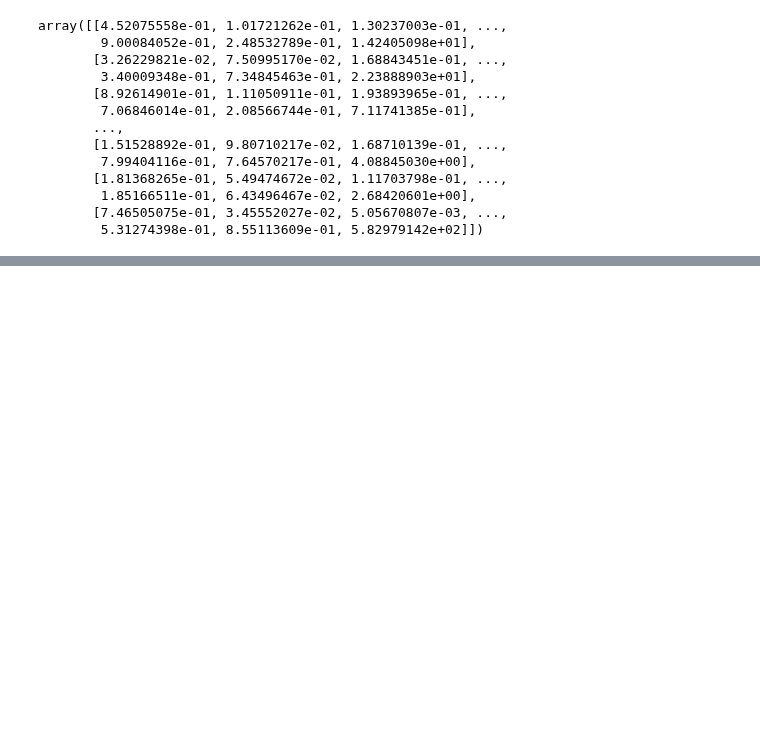
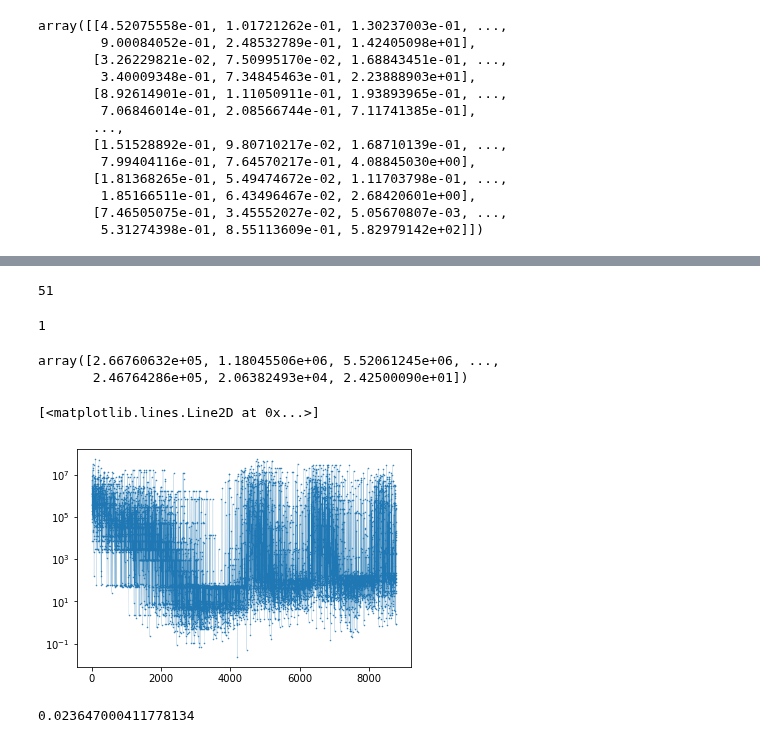
Before and after one commit to vooum/ScanCraft, a Jupyter notebook: ScanCraft/laboratory/GA_Scan.ipynb, the cells around one changed output, grey strips where cells are left out. Drawn from its saved outputs; the diff is of its cells as text; code cells hidden in the pictures; blank space fills up the shorter version.

```diff
--- a/ScanCraft/laboratory/GA_Scan.ipynb
+++ b/ScanCraft/laboratory/GA_Scan.ipynb
@@ -245,0 +283,14 @@ TypeError: 'follower' object is not callable
+# %%
+len(sample_list)
+# %% [output]
+51
+# %%
+len(X2s_list)
+# %% [output]
+1
+# %%
+X2s_all=numpy.vstack(X2s_list).reshape(-1)
+X2s_all
+# %% [output]
+array([2.66760632e+05, 1.18045506e+06, 5.52061245e+06, ...,
+       2.46764286e+05, 2.06382493e+04, 2.42500090e+01])
@@ -245,0 +299,9 @@ TypeError: 'follower' object is not callable
+# %%
+plt.semilogy(X2s_all,linewidth=0.1,marker='.',markersize=1)
+# %% [output]
+[<matplotlib.lines.Line2D at 0x...>]
+[figure, added]
+# %%
+min(X2s_all)
+# %% [output]
+0.023647000411778134
```
Also changed, not shown: parts of 12 cells of this notebook, 8 other files.
